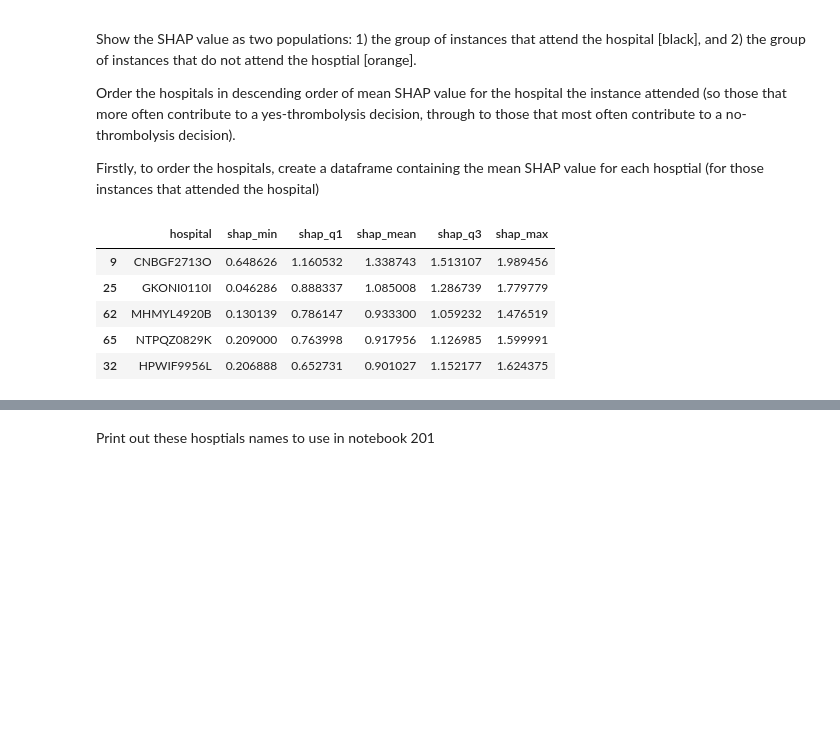
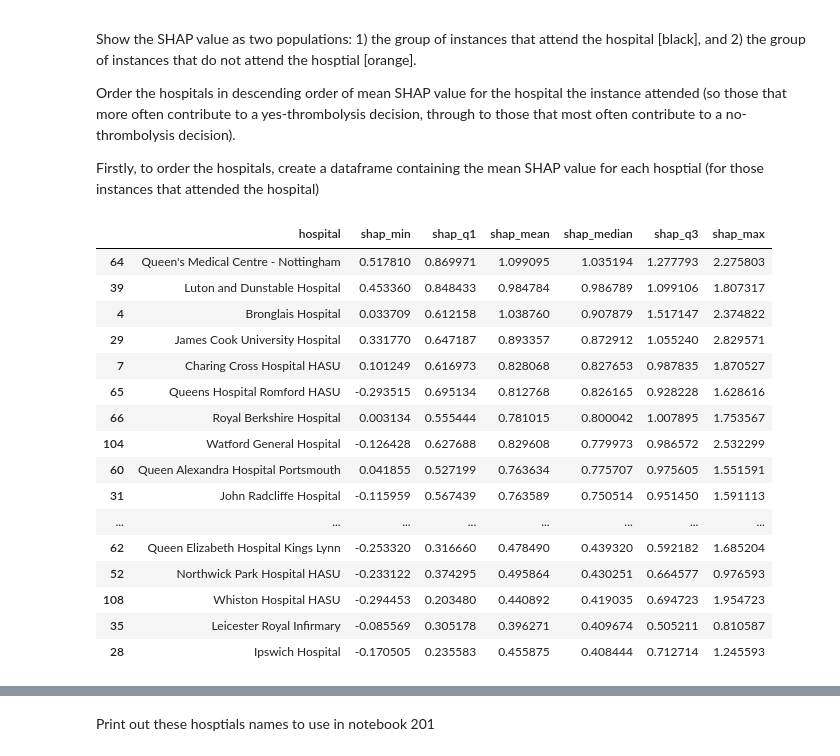
Before and after one commit to samuel-book/stroke_outcome_ml, a Jupyter notebook: xgb_7_features/200_xgb_all_data_thrombolysis_decision_hospital_shap_values.ipynb, the cells around one changed output, grey strips where cells are left out. Drawn from its saved outputs; the diff is of its cells as text; code cells hidden in the pictures; blank space fills up the shorter version.

```diff
--- a/xgb_7_features/200_xgb_all_data_thrombolysis_decision_hospital_shap_values.ipynb
+++ b/xgb_7_features/200_xgb_all_data_thrombolysis_decision_hospital_shap_values.ipynb
@@ -102,9 +125,9 @@ Define the features to use in the model
 
 It's the 10 featrures minus Infarction and AF anticoagulant, plus the target feature
 # %%
-selected_features = ["prior_disability", "stroke_severity", "stroke_team",
+selected_features = ["prior_disability", "stroke_severity",
                      "age", "arrival_to_scan_time", "precise_onset_known",
-                     "onset_to_arrival_time","onset_during_sleep",
+                     "onset_to_arrival_time","onset_during_sleep", "stroke_team",
                      "S2Thrombolysis"]
 # %% [markdown]
 ## Create output folders if needed
@@ -130,3 +155,5 @@ data = pd.read_csv(filename)
+# %%
+data["S2Thrombolysis"] = data["scan_to_thrombolysis_time"] > -100
 # %% [markdown]
 Keep only patients not taking AF anticoagulants (dataset already only includes patients that have an infarction)
 # %%
@@ -156,9 +183,9 @@ Average treatment: 0.3
 X_combined = X.copy(deep=True)
 
 # One-hot encode 'Stroke team'
-X_hosp = pd.get_dummies(X['Stroke team'], prefix = 'team')
+X_hosp = pd.get_dummies(X['stroke_team'], prefix = 'team')
 X = pd.concat([X, X_hosp], axis=1)
-X.drop('Stroke team', axis=1, inplace=True)
+X.drop('stroke_team', axis=1, inplace=True)
 # %% [markdown]
 ### Get model feature names
 With one-hot encoded hospitals
@@ -324,7 +369,7 @@ Also include four further columns:
 4) contribution from not attending the rest
 # %%
 # Include Stroke team that each instance attended
-df_hosp_shap_values["Stroke team"] = X_combined["Stroke team"].values
+df_hosp_shap_values["stroke_team"] = X_combined["stroke_team"].values
 
 # Store the sum of the SHAP values (for all of the hospital features)
 df_hosp_shap_values["all_stroke_teams"] = df_hosp_shap_values.sum(axis=1)
@@ -338,7 +383,7 @@ shap_not_attend_these_hospitals = []
 for index, row in df_hosp_shap_values.iterrows():
 
     # Get stroke team attended
-    stroke_team = row["Stroke team"]
+    stroke_team = row["stroke_team"]
 
     # Get SHAP value for the stroke team attended
     shap_attended_hospital.append(row[stroke_team])
@@ -405,38 +450,52 @@ Firstly, to order the hospitals, create a dataframe containing the mean SHAP val
 attend_stroketeam_min = []
 attend_stroketeam_q1 = []
 attend_stroketeam_mean = []
+attend_stroketeam_median = []
 attend_stroketeam_q3 = []
 attend_stroketeam_max = []
 
 # For each hospital, store descriptive statistics of SHAP values for those
 #   instances that attend the hospital
 for h in hospital_names:
-    mask = df_hosp_shap_values['Stroke team'] == h
+    mask = df_hosp_shap_values['stroke_team'] == h
     data_stroke_team = df_hosp_shap_values[h][mask]
     q1, q3 = np.percentile(data_stroke_team, [25,75])
     attend_stroketeam_min.append(data_stroke_team.min())
     attend_stroketeam_q1.append(q1)
     attend_stroketeam_mean.append(data_stroke_team.mean())
+    attend_stroketeam_median.append(data_stroke_team.median())
     attend_stroketeam_q3.append(q3)
     attend_stroketeam_max.append(data_stroke_team.max())
 
 # Create dataframe with 6 columns
 df_hosp_shap_value_stats = pd.DataFrame(hospital_names, columns=["hospital"])
 df_hosp_shap_value_stats["shap_min"] = attend_stroketeam_min
 df_hosp_shap_value_stats["shap_q1"] = attend_stroketeam_q1
 df_hosp_shap_value_stats["shap_mean"] = attend_stroketeam_mean
+df_hosp_shap_value_stats["shap_median"] = attend_stroketeam_median
 df_hosp_shap_value_stats["shap_q3"] = attend_stroketeam_q3
 df_hosp_shap_value_stats["shap_max"] = attend_stroketeam_max
 
 # sort in descending mean SHAP value order
-df_hosp_shap_value_stats.sort_values("shap_mean", ascending=False, inplace=True)
+df_hosp_shap_value_stats.sort_values("shap_median", ascending=False, inplace=True)
 
 # show the 25 hospitals with highest SHAP values (mean of all the attended patients)
 df_hosp_shap_value_stats.head(25)
 # %% [output]
-|  | hospital | shap_min | shap_q1 | shap_mean | shap_q3 | shap_max |
-| 9 | CNBGF2713O | 0.648626 | 1.160532 | 1.338743 | 1.513107 | 1.989456 |
-| 25 | GKONI0110I | 0.046286 | 0.888337 | 1.085008 | 1.286739 | 1.779779 |
-| 62 | MHMYL4920B | 0.130139 | 0.786147 | 0.933300 | 1.059232 | 1.476519 |
-| 65 | NTPQZ0829K | 0.209000 | 0.763998 | 0.917956 | 1.126985 | 1.599991 |
-| 32 | HPWIF9956L | 0.206888 | 0.652731 | 0.901027 | 1.152177 | 1.624375 |
+|  | hospital | shap_min | shap_q1 | shap_mean | shap_median | shap_q3 | shap_max |
+| 64 | Queen's Medical Centre - Nottingham | 0.517810 | 0.869971 | 1.099095 | 1.035194 | 1.277793 | 2.275803 |
+| 39 | Luton and Dunstable Hospital | 0.453360 | 0.848433 | 0.984784 | 0.986789 | 1.099106 | 1.807317 |
+| 4 | Bronglais Hospital | 0.033709 | 0.612158 | 1.038760 | 0.907879 | 1.517147 | 2.374822 |
+| 29 | James Cook University Hospital | 0.331770 | 0.647187 | 0.893357 | 0.872912 | 1.055240 | 2.829571 |
+| 7 | Charing Cross Hospital HASU | 0.101249 | 0.616973 | 0.828068 | 0.827653 | 0.987835 | 1.870527 |
+| 65 | Queens Hospital Romford HASU | -0.293515 | 0.695134 | 0.812768 | 0.826165 | 0.928228 | 1.628616 |
+| 66 | Royal Berkshire Hospital | 0.003134 | 0.555444 | 0.781015 | 0.800042 | 1.007895 | 1.753567 |
+| 104 | Watford General Hospital | -0.126428 | 0.627688 | 0.829608 | 0.779973 | 0.986572 | 2.532299 |
+| 60 | Queen Alexandra Hospital Portsmouth | 0.041855 | 0.527199 | 0.763634 | 0.775707 | 0.975605 | 1.551591 |
+| 31 | John Radcliffe Hospital | -0.115959 | 0.567439 | 0.763589 | 0.750514 | 0.951450 | 1.591113 |
+| ... | ... | ... | ... | ... | ... | ... | ... |
+| 62 | Queen Elizabeth Hospital Kings Lynn | -0.253320 | 0.316660 | 0.478490 | 0.439320 | 0.592182 | 1.685204 |
+| 52 | Northwick Park Hospital HASU | -0.233122 | 0.374295 | 0.495864 | 0.430251 | 0.664577 | 0.976593 |
+| 108 | Whiston Hospital HASU | -0.294453 | 0.203480 | 0.440892 | 0.419035 | 0.694723 | 1.954723 |
+| 35 | Leicester Royal Infirmary | -0.085569 | 0.305178 | 0.396271 | 0.409674 | 0.505211 | 0.810587 |
+| 28 | Ipswich Hospital | -0.170505 | 0.235583 | 0.455875 | 0.408444 | 0.712714 | 1.245593 |
```
Also changed, not shown: parts of 19 cells of this notebook.
